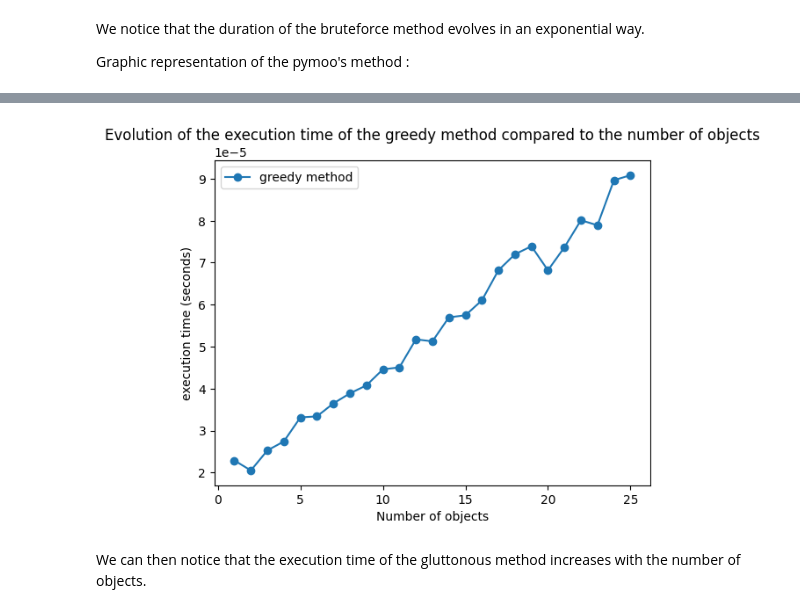
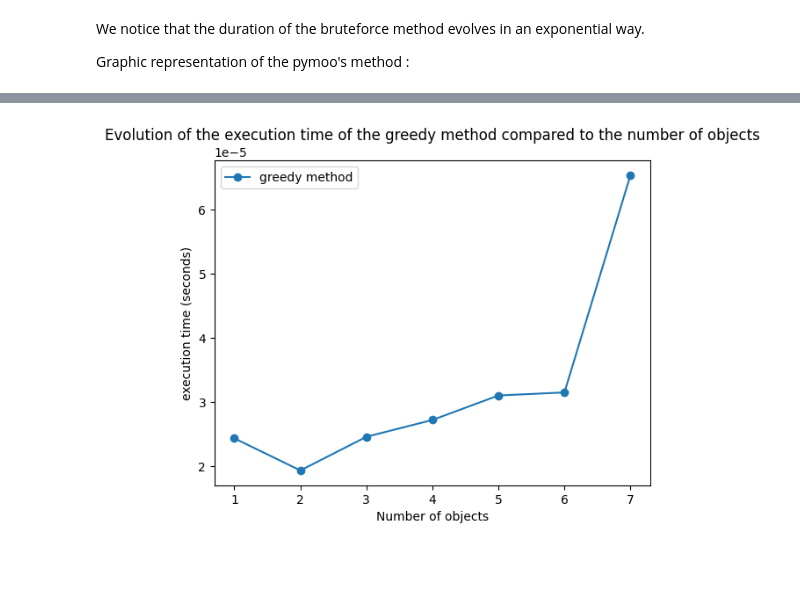
Before and after one commit to ValentinKlinger/knapsack_problem, a Jupyter notebook: knapsack.ipynb, the cells around one changed output, grey strips where cells are left out. Saved outputs shown, nothing was run; the diff lists cells and outputs as text; code cells hidden in the pictures; blank space fills up the shorter version.

```diff
--- a/knapsack.ipynb
+++ b/knapsack.ipynb
@@ -19,7 +21,8 @@ The results of the different methods in relation to the number of objects :
 # %%
-for i in range(1, 26):
-    problem = create_random_knapsack_problem(i)
-    print(f'With {i} items \n')
+executions_time = []
+for num_objects in range(1, 8):
+    problem = create_random_knapsack_problem(num_objects)
+    print(f'With {num_objects} items \n')
     print(f"List of weights: {problem.W}\nList of values: {problem.P} \nCapacity of the knapsack: {problem.C}\n")
 
     start_bf = time.time()
@@ -41,9 +44,16 @@ for i in range(1, 26):
     print(f"Pymoo's solution: {total_value_pymoo}, {result_pymoo}\n")
     end_pymoo = time.time()
 
-    print(f'Time greedy: {end_greedy - start_greedy}')
-    print(f'Time pymoo: {end_pymoo - start_pymoo}')
-    print(f'Time bruteforce: {end_bf - start_bf}\n\n')
+    data = {}
+    data['num_objects'] = num_objects
+    data['greedy'] = end_greedy - start_greedy
+    data['pymoo'] = end_pymoo - start_pymoo
+    data['bruteforce'] = end_bf - start_bf
+    executions_time.append(data)
+
+    print(f'Time greedy: {data["greedy"]}')
+    print(f'Time pymoo: {data["pymoo"]}')
+    print(f'Time bruteforce: {data["bruteforce"]}\n\n')
 # %% [output]
 With 1 items
 
@@ -148,39 +100,10 @@ The evolution of the execution time of the pymoo method cannot be compared to an
 Graphic representation of the greedy method :
 # %%
-nb_items = [i for i in range(1, 26)]
-execution_time = [2.288818359375e-05,
-                  2.0503997802734375e-05,
-                  2.5272369384765625e-05,
-                  2.7418136596679688e-05,
-                  3.314018249511719e-05,
-                  3.337860107421875e-05,
-                  3.647804260253906e-05,
-                  3.886222839355469e-05,
-                  4.076957702636719e-05,
-                  4.458427429199219e-05,
-                  4.506111145019531e-05,
-                  5.173683166503906e-05,
-                  5.125999450683594e-05,
-                  5.698204040527344e-05,
-                  5.745887756347656e-05,
-                  6.103515625e-05,
-                  6.818771362304688e-05,
-                  7.200241088867188e-05,
-                  7.390975952148438e-05,
-                  6.818771362304688e-05,
-                  7.367134094238281e-05,
-                  8.0108642578125e-05,
-                  7.891654968261719e-05,
-                  8.96453857421875e-05,
-                  9.083747863769531e-05]
-
-plt.plot(nb_items, execution_time, 'o-', label="greedy method")
+plt.plot(list(range(1, len(executions_time) + 1)), list(map(lambda x: x["greedy"], executions_time)), 'o-', label="greedy method")
 plt.legend()
 plt.xlabel('Number of objects')
 plt.ylabel('execution time (seconds)')
 plt.title("Evolution of the execution time of the greedy method compared to the number of objects")
 plt.show()
 # %% [output]
-[figure, old version]
+[figure, new version]
-# %% [markdown]
-We can then notice that the execution time of the gluttonous method increases with the number of objects.
```
Also changed, not shown: parts of 6 cells of this notebook, 1 other file.
